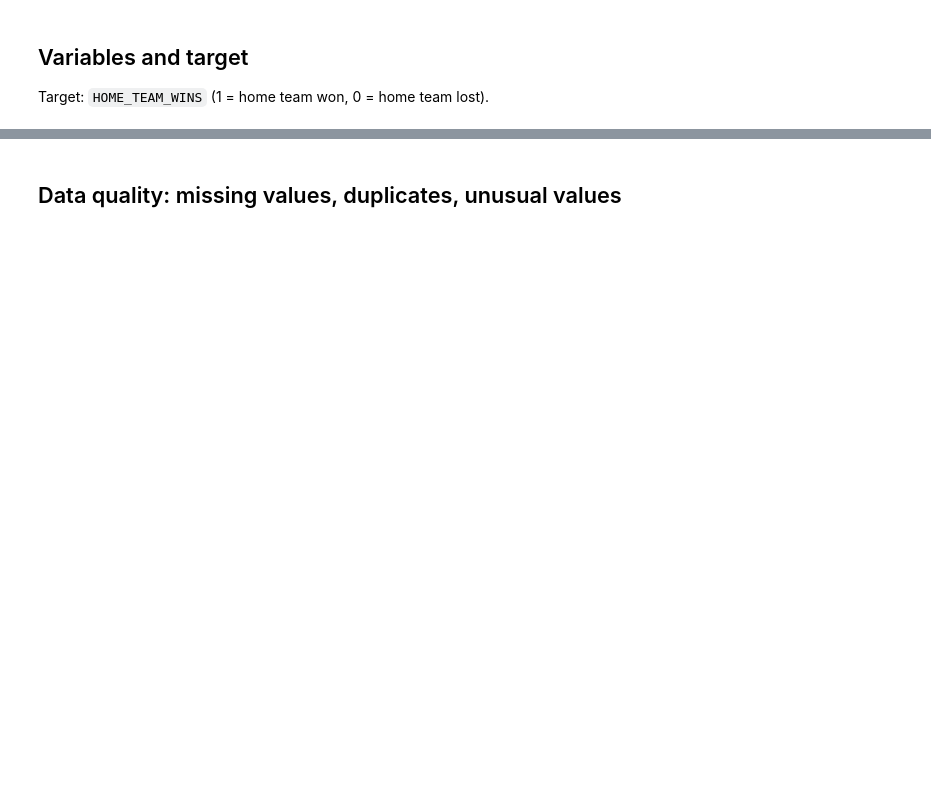
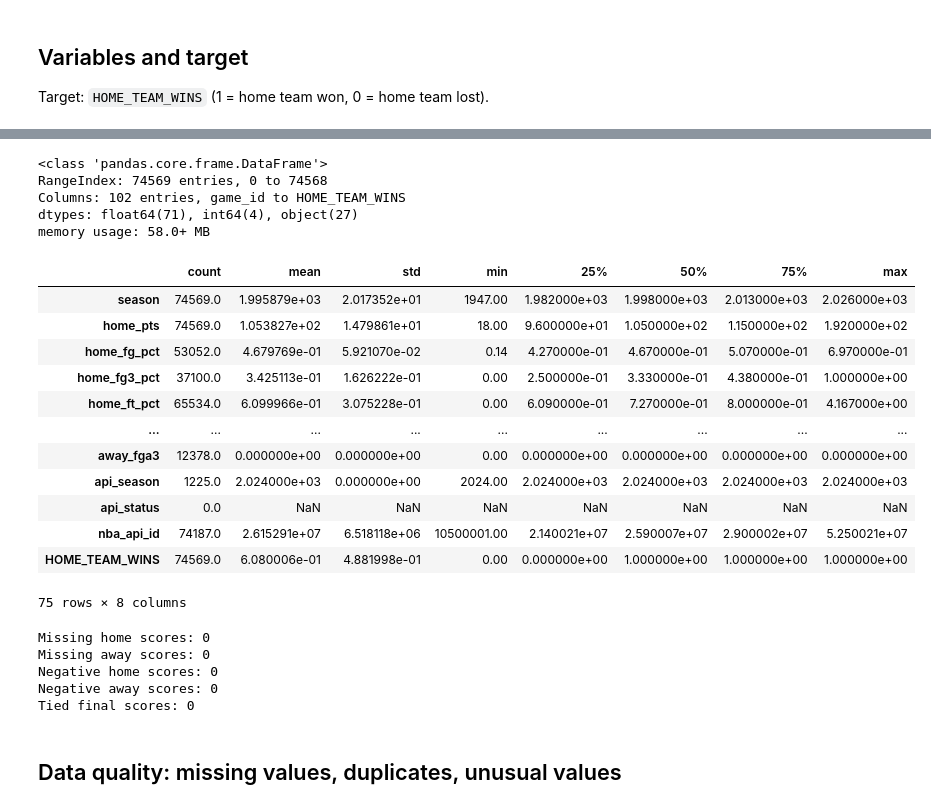
Before and after one commit to DannieciaGray/csc3780-nba-win-prediction, a Jupyter notebook: notebooks/01_data_understanding.ipynb, the cells around one changed output, grey strips where cells are left out. Drawn from its saved outputs; the diff is of its cells as text; code cells hidden in the pictures; blank space fills up the shorter version.

Commit message:
Complete Notebook 1 data understanding

```diff
--- a/notebooks/01_data_understanding.ipynb
+++ b/notebooks/01_data_understanding.ipynb
@@ -28,6 +56,48 @@ Target: `HOME_TEAM_WINS` (1 = home team won, 0 = home team lost).
 # %%
+games["HOME_TEAM_WINS"] = (games["home_pts"] > games["away_pts"]).astype(int)
+
 games.info()
-games.describe().T
+display(games.describe().T)
+# %% [output]
+<class 'pandas.core.frame.DataFrame'>
+RangeIndex: 74569 entries, 0 to 74568
+Columns: 102 entries, game_id to HOME_TEAM_WINS
+dtypes: float64(71), int64(4), object(27)
+memory usage: 58.0+ MB
+|  | count | mean | std | min | 25% | 50% | 75% | max |
+| season | 74569.0 | 1.995879e+03 | 2.017352e+01 | 1947.00 | 1.982000e+03 | 1.998000e+03 | 2.013000e+03 | 2.026000e+03 |
+| home_pts | 74569.0 | 1.053827e+02 | 1.479861e+01 | 18.00 | 9.600000e+01 | 1.050000e+02 | 1.150000e+02 | 1.920000e+02 |
+| home_fg_pct | 53052.0 | 4.679769e-01 | 5.921070e-02 | 0.14 | 4.270000e-01 | 4.670000e-01 | 5.070000e-01 | 6.970000e-01 |
+| home_fg3_pct | 37100.0 | 3.425113e-01 | 1.626222e-01 | 0.00 | 2.500000e-01 | 3.330000e-01 | 4.380000e-01 | 1.000000e+00 |
+| home_ft_pct | 65534.0 | 6.099966e-01 | 3.075228e-01 | 0.00 | 6.090000e-01 | 7.270000e-01 | 8.000000e-01 | 4.167000e+00 |
+| ... | ... | ... | ... | ... | ... | ... | ... | ... |
+| away_fga3 | 12378.0 | 0.000000e+00 | 0.000000e+00 | 0.00 | 0.000000e+00 | 0.000000e+00 | 0.000000e+00 | 0.000000e+00 |
+| api_season | 1225.0 | 2.024000e+03 | 0.000000e+00 | 2024.00 | 2.024000e+03 | 2.024000e+03 | 2.024000e+03 | 2.024000e+03 |
+| api_status | 0.0 | NaN | NaN | NaN | NaN | NaN | NaN | NaN |
+| nba_api_id | 74187.0 | 2.615291e+07 | 6.518118e+06 | 10500001.00 | 2.140021e+07 | 2.590007e+07 | 2.900002e+07 | 5.250021e+07 |
+| HOME_TEAM_WINS | 74569.0 | 6.080006e-01 | 4.881998e-01 | 0.00 | 0.000000e+00 | 1.000000e+00 | 1.000000e+00 | 1.000000e+00 |
+75 rows × 8 columns
+# %%
+print("Missing home scores:",
+      games["home_pts"].isna().sum())
+
+print("Missing away scores:",
+      games["away_pts"].isna().sum())
+
+print("Negative home scores:",
+      (games["home_pts"] < 0).sum())
+
+print("Negative away scores:",
+      (games["away_pts"] < 0).sum())
+
+print("Tied final scores:",
+      (games["home_pts"] == games["away_pts"]).sum())
+# %% [output]
+Missing home scores: 0
+Missing away scores: 0
+Negative home scores: 0
+Negative away scores: 0
+Tied final scores: 0
 # %% [markdown]
 ## Data quality: missing values, duplicates, unusual values
 # %%
```
Also changed, not shown: parts of 16 cells of this notebook.
